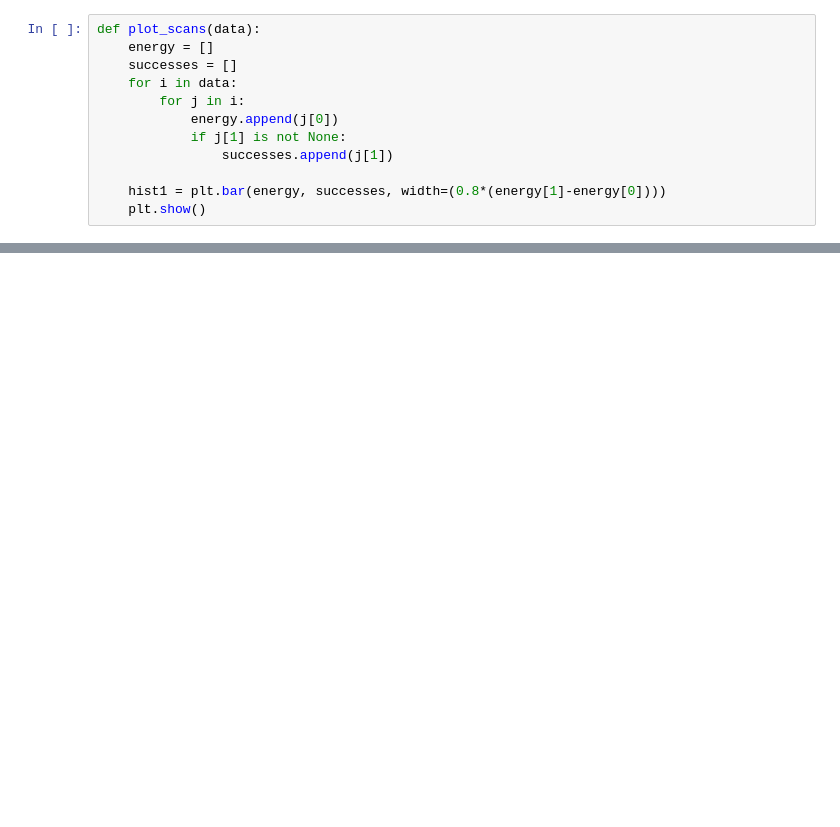
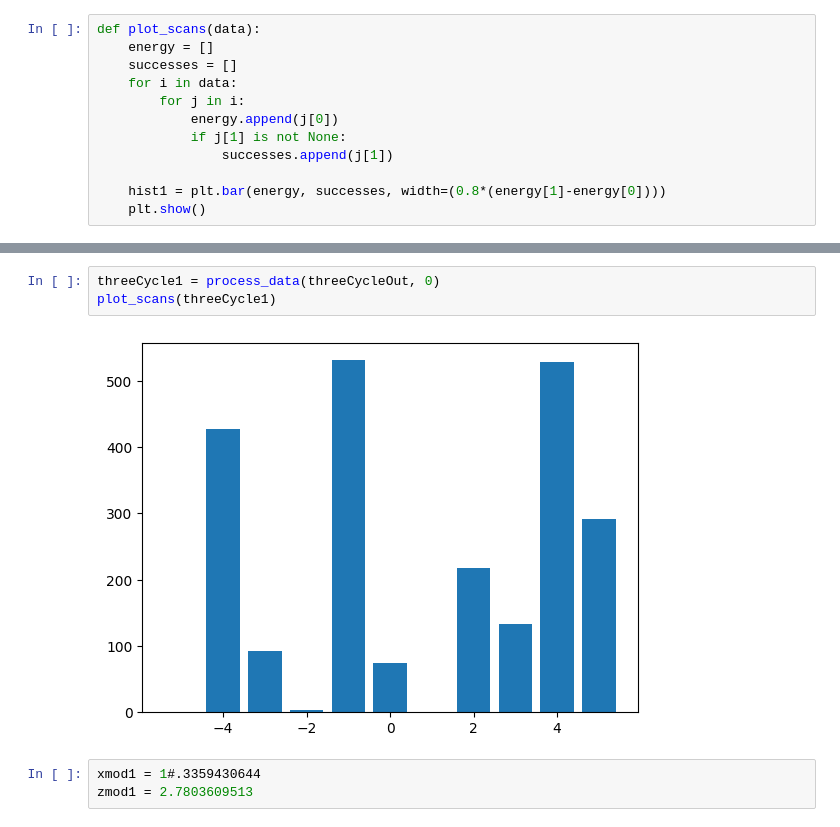
Before and after one commit to constantlyPlanck/2QubitRodeo, a Jupyter notebook: 2Qubit.ipynb, the cells around one changed output, grey strips where cells are left out. Drawn from its saved outputs; the diff is of its cells as text; blank space fills up the shorter version.

```diff
--- a/2Qubit.ipynb
+++ b/2Qubit.ipynb
@@ -352 +358,9 @@ done w/ second pass
+# %%
+threeCycle1 = process_data(threeCycleOut, 0)
+plot_scans(threeCycle1)
+# %% [output]
+[figure, added]
+# %%
+xmod1 = 1#.3359430644
+zmod1 = 2.7803609513
 # %%
```
Also changed, not shown: parts of 9 cells of this notebook.
